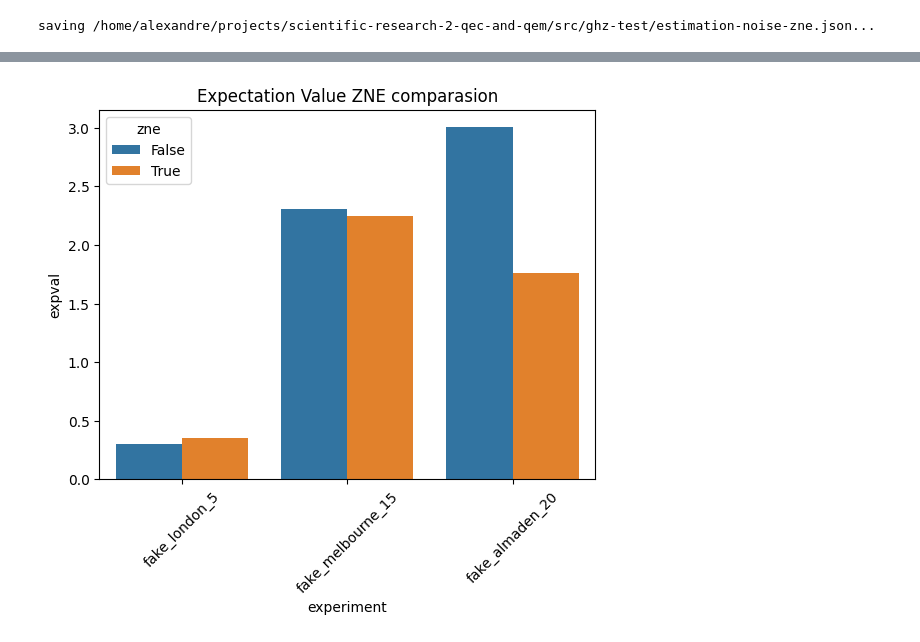
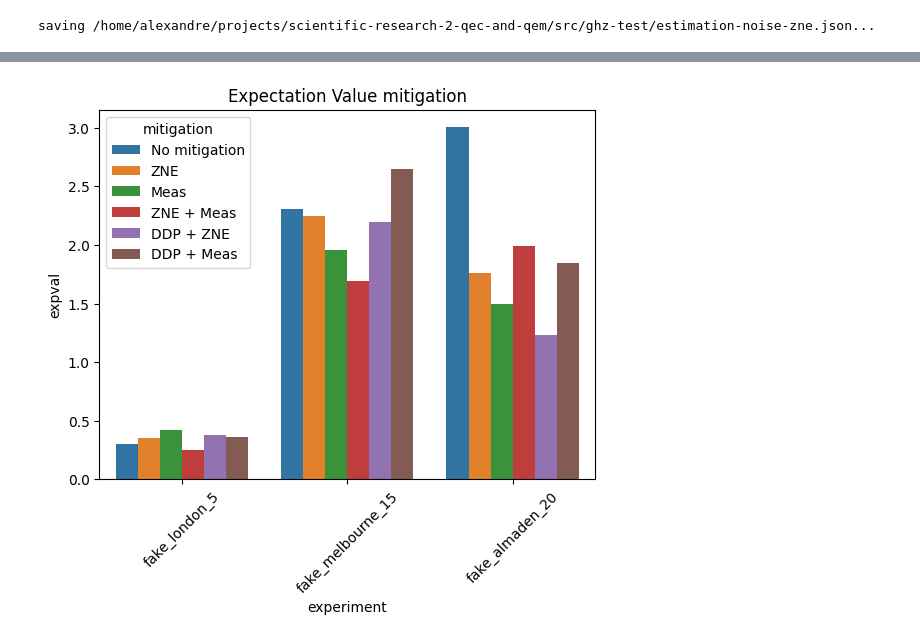
Before and after one commit to Dpbm/scientific-research-2-qec-and-qem, a Jupyter notebook: src/ghz.ipynb, the cells around one changed output, grey strips where cells are left out. Drawn from its saved outputs; the diff is of its cells as text; code cells hidden in the pictures.

```diff
--- a/src/ghz.ipynb
+++ b/src/ghz.ipynb
@@ -330,0 +397,2 @@ saving /home/alexandre/projects/scientific-research-2-qec-and-qem/src/ghz-test/e
+# %%
+ddp_zne_estimation_path = generate_full_file_path(OUTPUT_PATH, "estimation-ddp-zne.json")
@@ -330,0 +417,2 @@ saving /home/alexandre/projects/scientific-research-2-qec-and-qem/src/ghz-test/e
+# %%
+ddp_meas_estimation_path = generate_full_file_path(OUTPUT_PATH, "estimation-ddp-meas.json")
@@ -331,6 +425,10 @@ saving /home/alexandre/projects/scientific-research-2-qec-and-qem/src/ghz-test/e
 # %%
 noise_data = import_json_data(noise_estimation_path)
 zne_estimation = import_json_data(zne_estimation_path)
+meas_zne_mitigation = import_json_data(meas_zne_mitigation_path)
+meas_mitigation = import_json_data(meas_mitigation_path)
+ddp_zne_estimation = import_json_data(ddp_zne_estimation_path)
+ddp_meas_estimation = import_json_data(ddp_meas_estimation_path)
 # %% [output]
 Getting data from: /home/alexandre/projects/scientific-research-2-qec-and-qem/src/ghz-test/estimation-noise.json
 Getting data from: /home/alexandre/projects/scientific-research-2-qec-and-qem/src/ghz-test/estimation-noise-zne.json
@@ -337,15 +439,26 @@ Getting data from: /home/alexandre/projects/scientific-research-2-qec-and-qem/sr
 # %%
 keys = list(noise_data.keys())
-estimation_data = pd.DataFrame(columns=("experiment", "expval", "zne"))
+estimation_data = pd.DataFrame(columns=("experiment", "expval", "mitigation"))
 remapped_zne_data = {}
 
 row_i = 0
 for k,v in noise_data.items():
-    estimation_data.loc[row_i] = {"experiment":k, "expval":v, "zne":False}
+    estimation_data.loc[row_i] = {"experiment":k, "expval":v, "mitigation":"No mitigation"}
     row_i += 1
 for k,v in zne_estimation.items():
-    estimation_data.loc[row_i] = {"experiment":k, "expval":v, "zne":True}
+    estimation_data.loc[row_i] = {"experiment":k, "expval":v, "mitigation":"ZNE"}
     row_i += 1
-
+for k,v in meas_mitigation.items():
+    estimation_data.loc[row_i] = {"experiment":k, "expval":v, "mitigation":"Meas"}
+    row_i += 1
+for k,v in meas_zne_mitigation.items():
+    estimation_data.loc[row_i] = {"experiment":k, "expval":v, "mitigation":"ZNE + Meas"}
+    row_i += 1
+for k,v in ddp_zne_estimation.items():
+    estimation_data.loc[row_i] = {"experiment":k, "expval":v, "mitigation":"DDP + ZNE"}
+    row_i += 1
+for k,v in ddp_meas_estimation.items():
+    estimation_data.loc[row_i] = {"experiment":k, "expval":v, "mitigation":"DDP + Meas"}
+    row_i += 1
 estimation_data
 # %% [output]
@@ -359,8 +482,8 @@ estimation_data
 # %%
-sns.barplot(data=estimation_data, x="experiment", y="expval", hue="zne")
-plt.title("Expectation Value ZNE comparasion")
+sns.barplot(data=estimation_data, x="experiment", y="expval", hue="mitigation")
+plt.title("Expectation Value mitigation")
 plt.xticks(rotation=45)
-plt.savefig(generate_full_file_path(OUTPUT_PATH, "zne-usage-comparasion.png"), bbox_inches='tight')
+plt.savefig(generate_full_file_path(OUTPUT_PATH, "mitgation-expval-comparasion.png"), bbox_inches='tight')
 plt.show()
 # %% [output]
-[figure, old version]
+[figure, new version]
```
Also changed, not shown: parts of 22 cells of this notebook, 7 other files.
